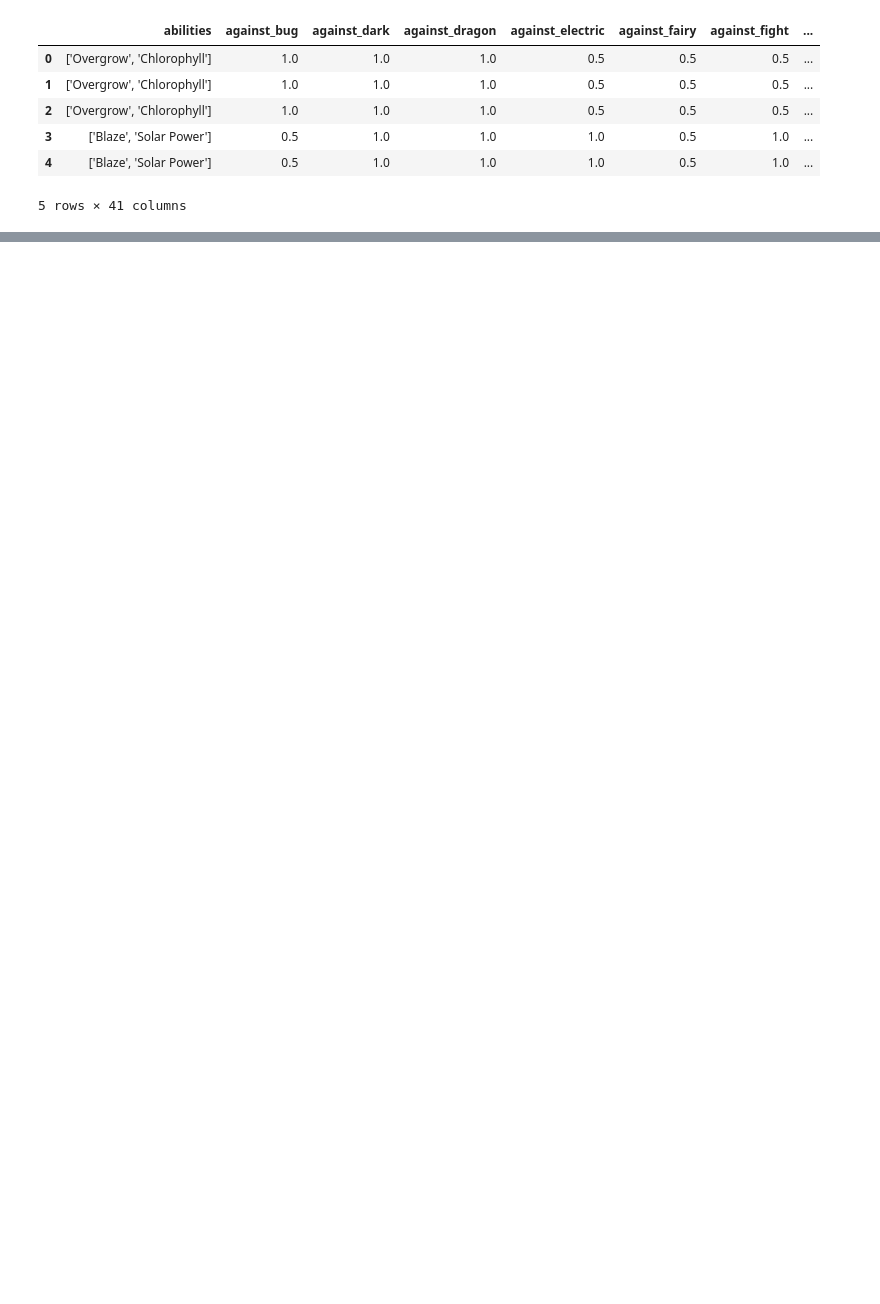
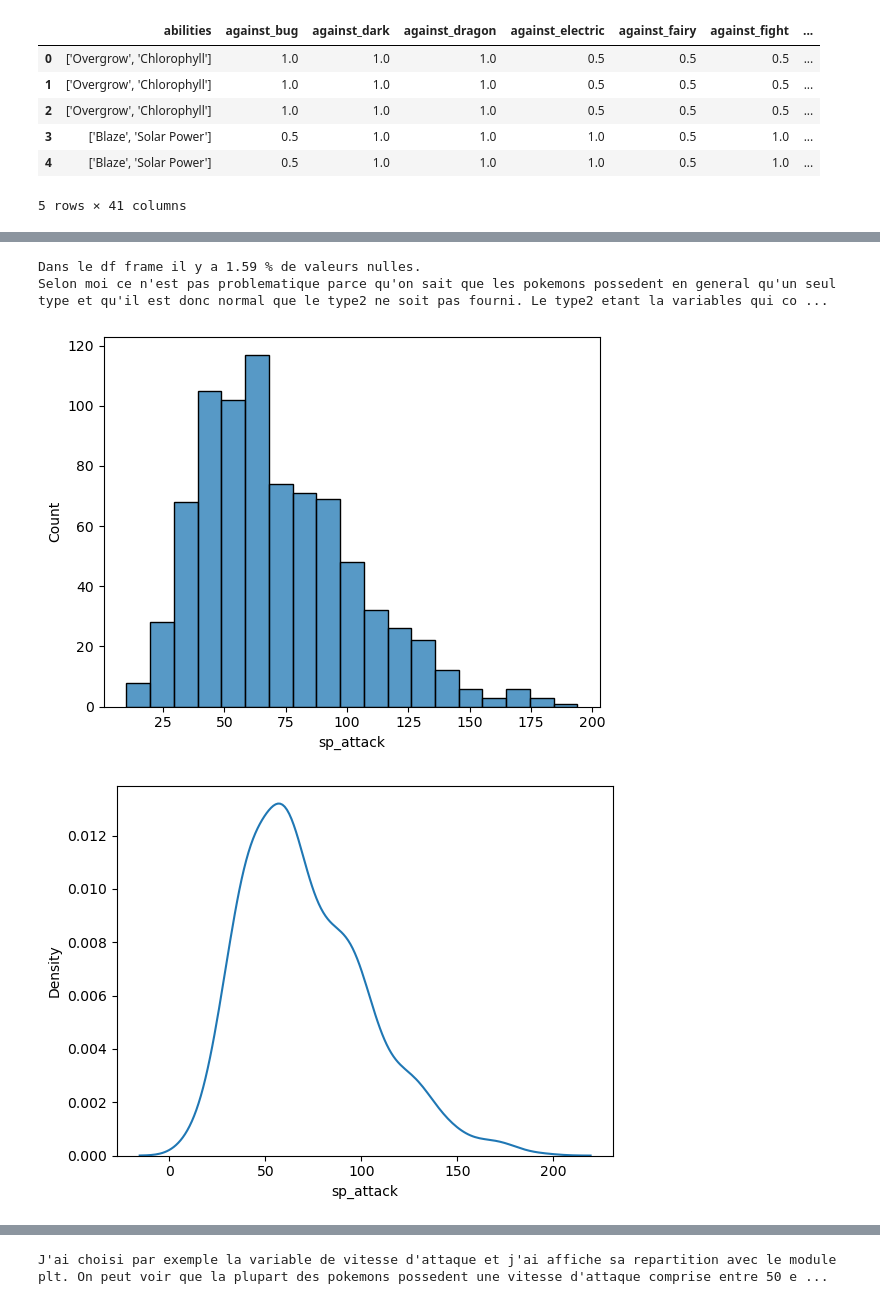
Before and after one commit to thomashuynh795/esgi-ia-tp-1, a Jupyter notebook: main.ipynb, the cells around one changed output, grey strips where cells are left out. Drawn from its saved outputs; the diff is of its cells as text; code cells hidden in the pictures; blank space fills up the shorter version.

```diff
--- a/main.ipynb
+++ b/main.ipynb
@@ -6,6 +5,6 @@ pandas.__version__
 # %%
-df_1 = pandas.read_csv("data.csv")
-df_1.head()
+df = pd.read_csv("data.csv")
+df.head()
 # %% [output]
 |  | abilities | against_bug | against_dark | against_dragon | against_electric | against_fairy | against_fight | ... |
 | 0 | ['Overgrow', 'Chlorophyll'] | 1.0 | 1.0 | 1.0 | 0.5 | 0.5 | 0.5 | ... |
@@ -61,3 +45,20 @@ weight_kg            float64
 generation             int64
 is_legendary           int64
 dtype: object
+# %%
+print('Dans le df frame il y a', ((df.isnull().sum().sum() / df.size) * 100).round(2), '% de valeurs nulles.')
+print('''Selon moi ce n'est pas problematique parce qu'on sait que les pokemons possedent en general qu'un seul type et qu'il est donc normal que le type2 ne soit pas fourni. Le type2 etant la variables qui compte le plus de valeurs nulle dans ici dans ce df frame.''')
+# %% [output]
+Dans le df frame il y a 1.59 % de valeurs nulles.
+Selon moi ce n'est pas problematique parce qu'on sait que les pokemons possedent en general qu'un seul type et qu'il est donc normal que le type2 ne soit pas fourni. Le type2 etant la variables qui co ...
+# %%
+sns.histplot(df['sp_attack'])
+plt.show()
+sns.kdeplot(df['sp_attack'])
+plt.show()
+sns.violinplot(df['sp_attack'])
+plt.show()
+print('''J'ai choisi par exemple la variable de vitesse d'attaque et j'ai affiche sa repartition avec le module plt. On peut voir que la plupart des pokemons possedent une vitesse d'attaque comprise entre 50 et 75. Les 2 premiers graphiques sont les memes mais utilisent soit des valeurs discretes soit une courbe continue.''')
+# %% [output]
+[figure, added]
+[figure, added]
@@ -63,0 +66 @@ dtype: object
+J'ai choisi par exemple la variable de vitesse d'attaque et j'ai affiche sa repartition avec le module plt. On peut voir que la plupart des pokemons possedent une vitesse d'attaque comprise entre 50 e ...
```
Also changed, not shown: parts of 11 cells of this notebook, 1 other file.
